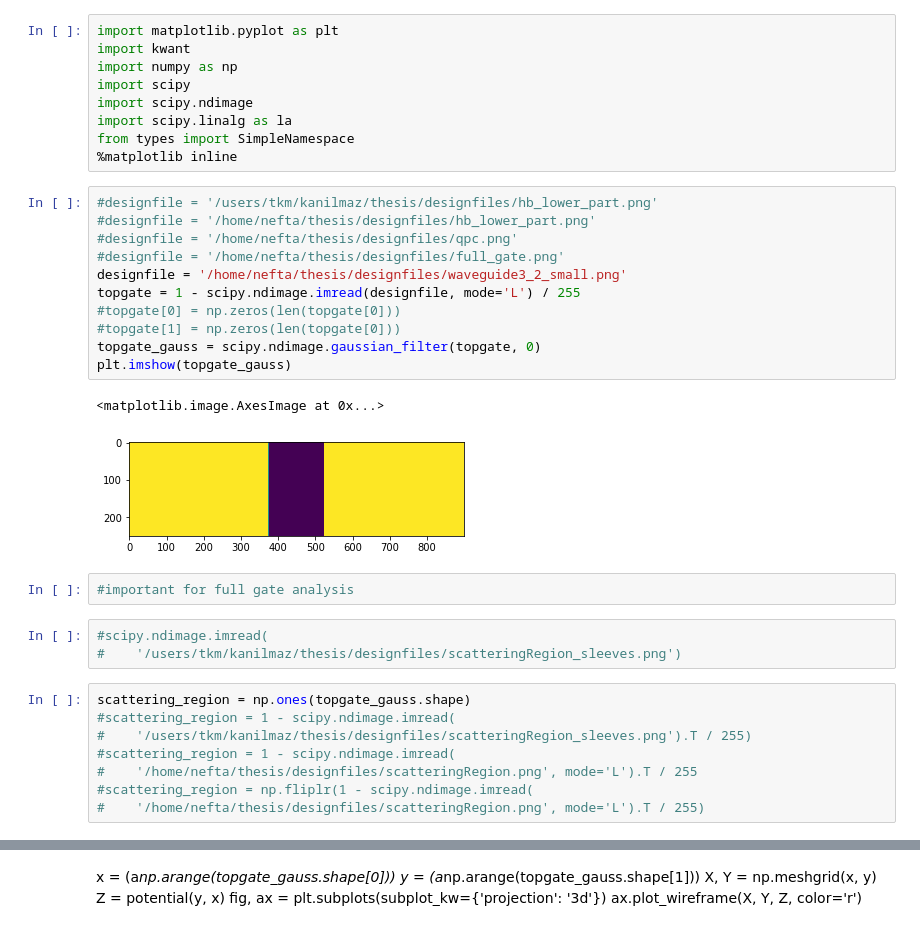
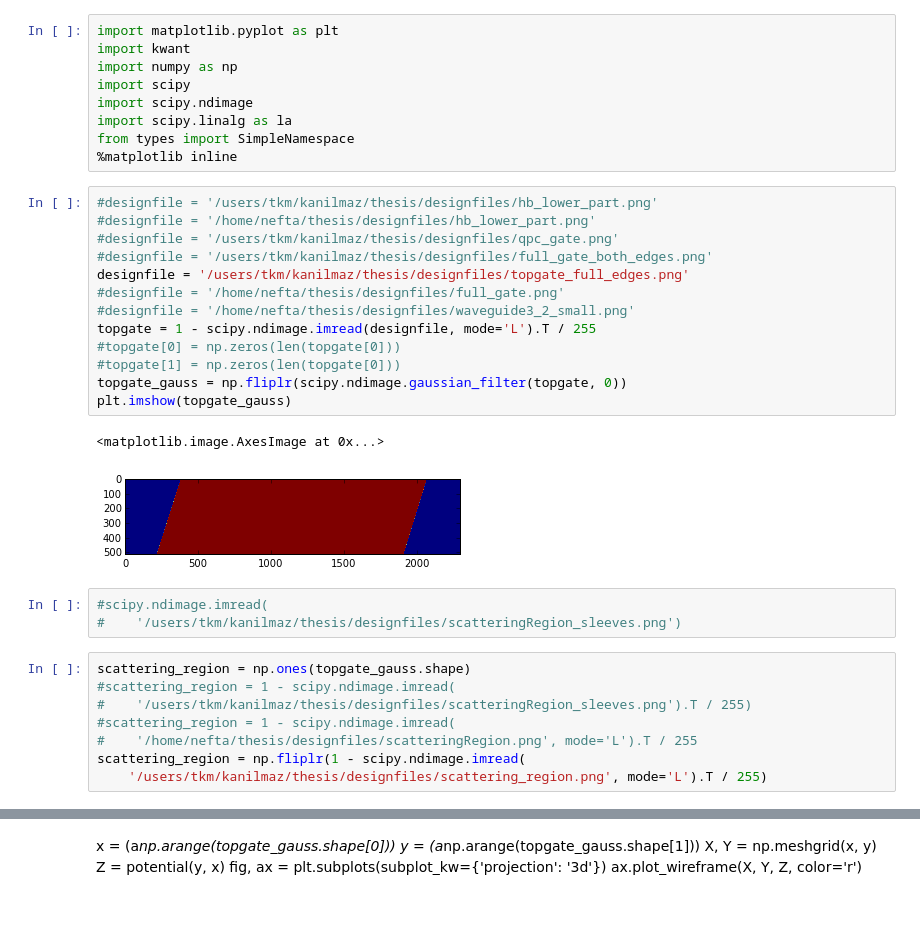
Before and after one commit to NeroCorleone/thesis, a Jupyter notebook: code/setup.ipynb, the cells around one changed output, grey strips where cells are left out. Cells and saved outputs as stored; diff of their text form.

Commit message:
added new files for edge current simulationWq

```diff
--- a/code/setup.ipynb
+++ b/code/setup.ipynb
@@ -10,19 +10,19 @@ from types import SimpleNamespace
 # %%
 #designfile = '/users/tkm/kanilmaz/thesis/designfiles/hb_lower_part.png'
 #designfile = '/home/nefta/thesis/designfiles/hb_lower_part.png'
-#designfile = '/home/nefta/thesis/designfiles/qpc.png'
+#designfile = '/users/tkm/kanilmaz/thesis/designfiles/qpc_gate.png'
+#designfile = '/users/tkm/kanilmaz/thesis/designfiles/full_gate_both_edges.png'
+designfile = '/users/tkm/kanilmaz/thesis/designfiles/topgate_full_edges.png'
 #designfile = '/home/nefta/thesis/designfiles/full_gate.png'
-designfile = '/home/nefta/thesis/designfiles/waveguide3_2_small.png'
-topgate = 1 - scipy.ndimage.imread(designfile, mode='L') / 255
+#designfile = '/home/nefta/thesis/designfiles/waveguide3_2_small.png'
+topgate = 1 - scipy.ndimage.imread(designfile, mode='L').T / 255
 #topgate[0] = np.zeros(len(topgate[0]))
 #topgate[1] = np.zeros(len(topgate[0]))
-topgate_gauss = scipy.ndimage.gaussian_filter(topgate, 0)
+topgate_gauss = np.fliplr(scipy.ndimage.gaussian_filter(topgate, 0))
 plt.imshow(topgate_gauss)
 # %% [output]
 <matplotlib.image.AxesImage at 0x...>
-[figure, old version]
+[figure, new version]
-# %%
-#important for full gate analysis
 # %%
 #scipy.ndimage.imread(
 #    '/users/tkm/kanilmaz/thesis/designfiles/scatteringRegion_sleeves.png')
@@ -32,5 +32,5 @@ scattering_region = np.ones(topgate_gauss.shape)
 #    '/users/tkm/kanilmaz/thesis/designfiles/scatteringRegion_sleeves.png').T / 255)
 #scattering_region = 1 - scipy.ndimage.imread(
 #    '/home/nefta/thesis/designfiles/scatteringRegion.png', mode='L').T / 255
-#scattering_region = np.fliplr(1 - scipy.ndimage.imread(
-#    '/home/nefta/thesis/designfiles/scatteringRegion.png', mode='L').T / 255)
+scattering_region = np.fliplr(1 - scipy.ndimage.imread(
+    '/users/tkm/kanilmaz/thesis/designfiles/scattering_region.png', mode='L').T / 255)
```
Also changed, not shown: parts of 10 cells of this notebook, 48 other files.
